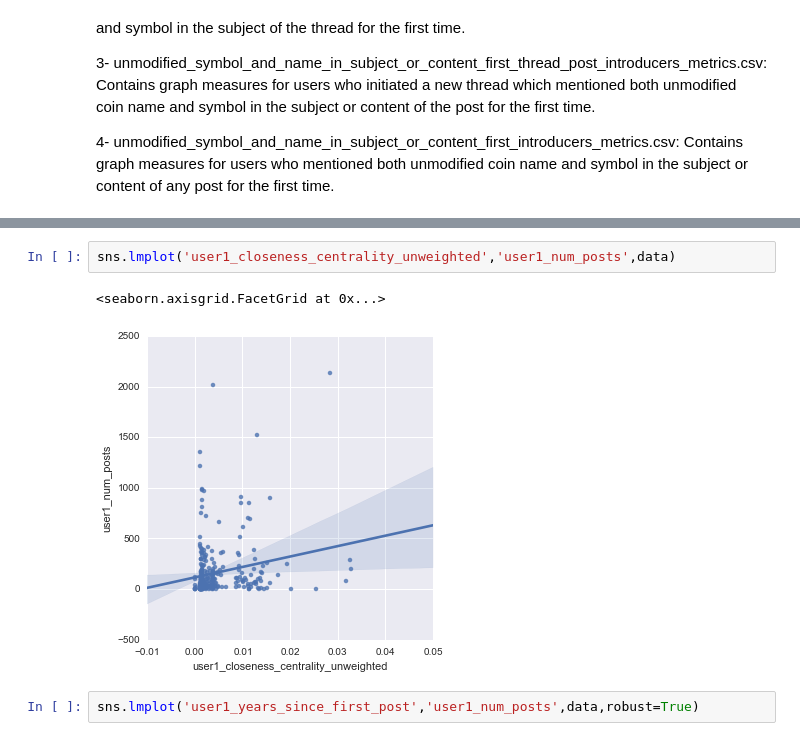
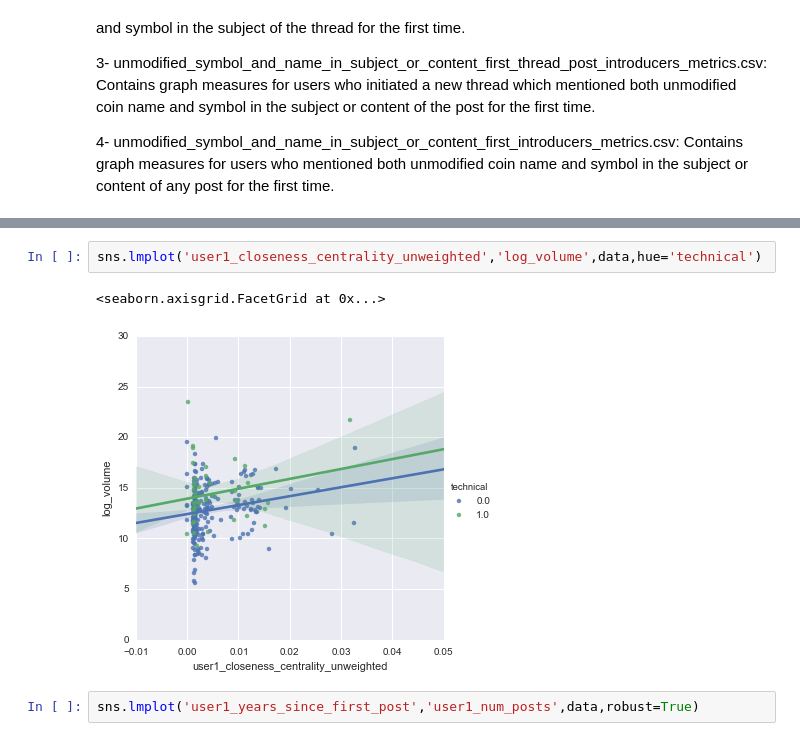
Before and after one commit to nikete/Comunity-Structure-Extremely-Speculative-Asset-Dynamics, a Jupyter notebook: coins networks structure.ipynb, the cells around one changed output, grey strips where cells are left out. Saved outputs shown, nothing was run; the diff lists cells and outputs as text.

```diff
--- a/coins networks structure.ipynb
+++ b/coins networks structure.ipynb
@@ -258,8 +429,8 @@ plt.show()
 # %%
-sns.lmplot('user1_closeness_centrality_unweighted','user1_num_posts',data)
+sns.lmplot('user1_closeness_centrality_unweighted','log_volume',data,hue='technical')
 # %% [output]
 <seaborn.axisgrid.FacetGrid at 0x...>
-[figure, old version]
+[figure, new version]
 # %%
 sns.lmplot('user1_years_since_first_post','user1_num_posts',data,robust=True)
 # %% [output]
```
Also changed, not shown: parts of 13 cells of this notebook, 6 other files.
